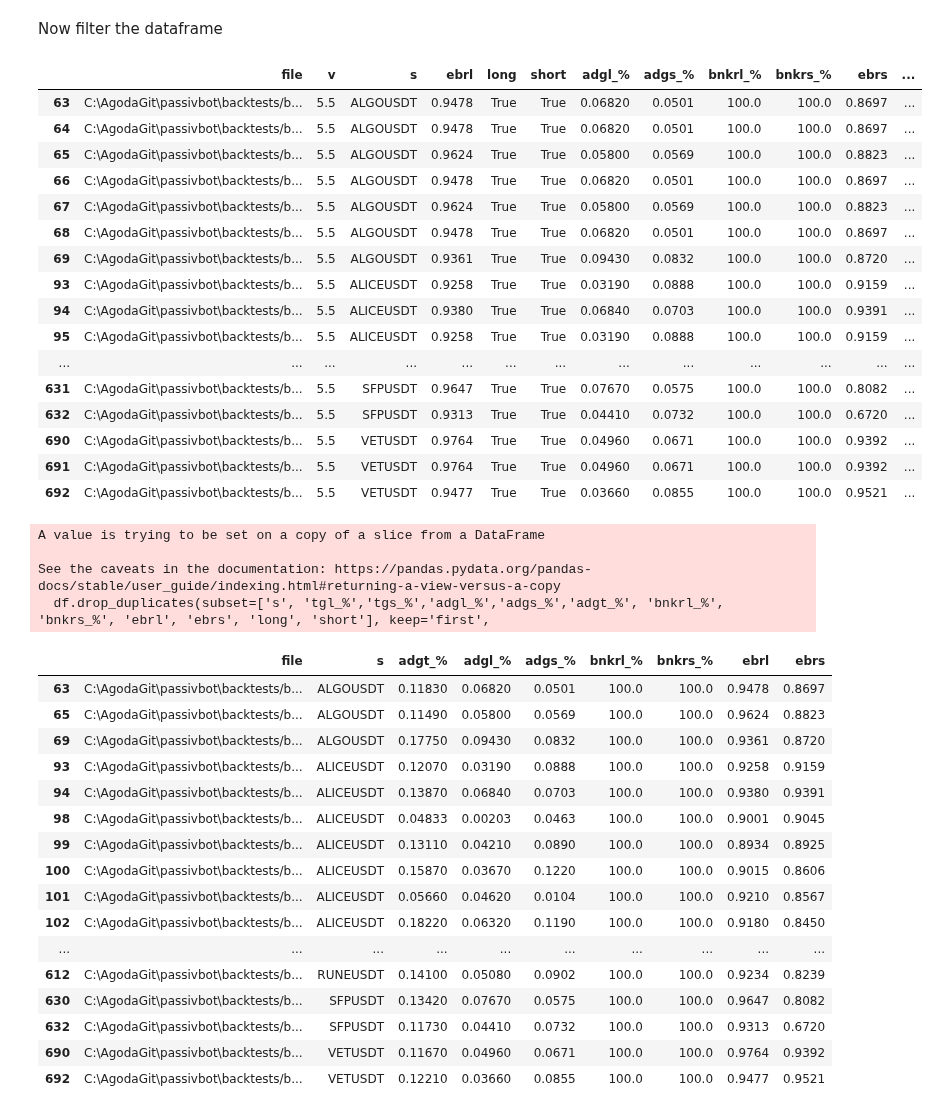
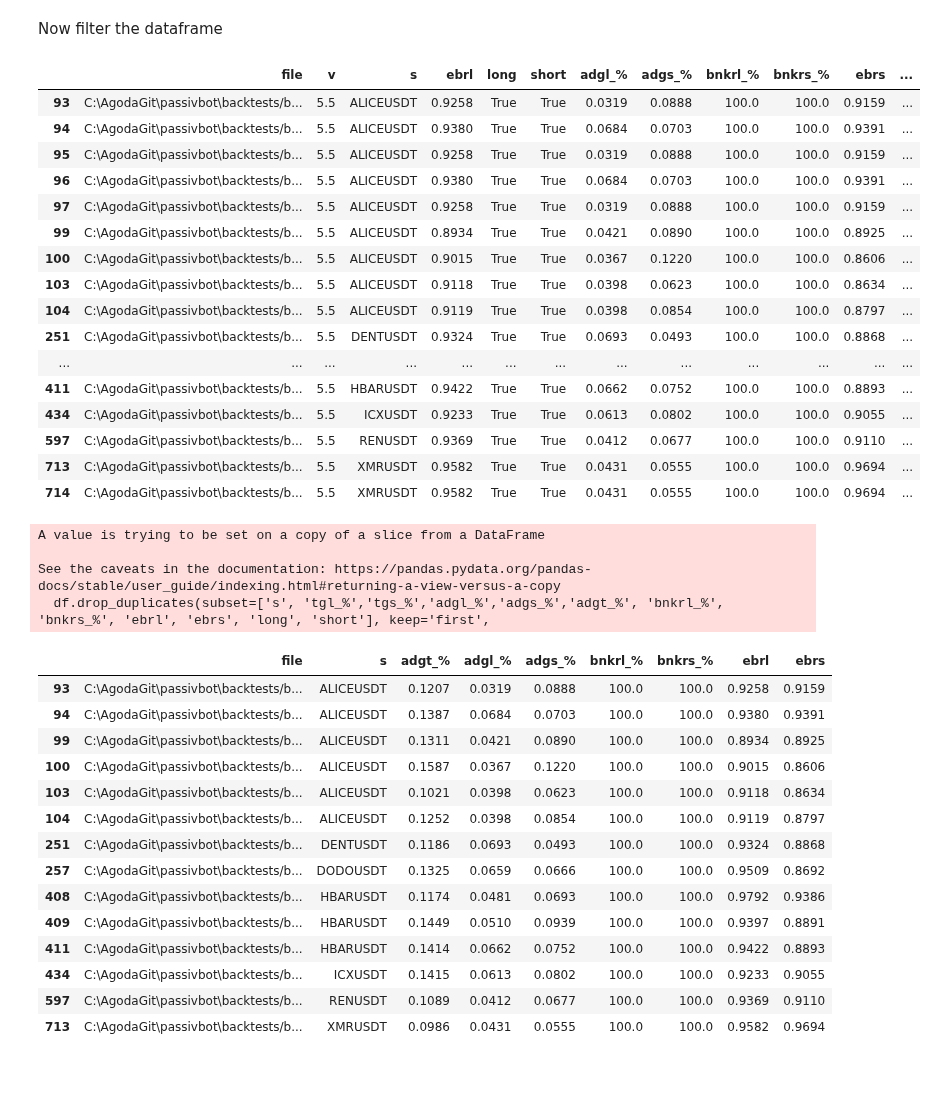
Before and after one commit to shroukkhan/passivbot, a Jupyter notebook: analyze_result.ipynb, the cells around one changed output. Saved outputs shown, nothing was run; the diff lists cells and outputs as text; code cells hidden in the pictures; blank space fills up the shorter version.

```diff
--- a/analyze_result.ipynb
+++ b/analyze_result.ipynb
@@ -80,52 +83,54 @@ allowed_symbols = ["ETHUSDT", "XRPUSDT", "1000SHIBUSDT", "DOGEUSDT", "ADAUSDT",
                    "ALGOUSDT", "CHZUSDT", "TRXUSDT", "VETUSDT", "CHRUSDT",
                    "ONEUSDT", "OMGUSDT", "XLMUSDT", "RUNEUSDT", "ENJUSDT",
                    "CELRUSDT", "SXPUSDT", "1INCHUSDT", "SRMUSDT", "COTIUSDT",
                    "ZECUSDT", "QTUMUSDT", "GRTUSDT", "DENTUSDT", "SFPUSDT",
                    "STORJUSDT", "IOTAUSDT", "HOTUSDT", "NEOUSDT", "COMPUSDT",
                    "LINAUSDT", "KAVAUSDT", "BATUSDT", "WAVESUSDT", "IOSTUSDT",
                    "ALPHAUSDT", "RLCUSDT", "HBARUSDT", "DODOUSDT", "XMRUSDT",
                    "SNXUSDT", "ANKRUSDT", "DASHUSDT", "REEFUSDT", "ZENUSDT",
                    "CVCUSDT", "RENUSDT", "ICXUSDT", "RSRUSDT", "SKLUSDT",
                    "NKNUSDT", "BELUSDT", "ONTUSDT", "OGNUSDT", "BLZUSDT",
                    "MTLUSDT", "CTKUSDT", "RVNUSDT", "LITUSDT", "MKRUSDT",
                    "OCEANUSDT", "ZILUSDT", "UNFIUSDT", "BANDUSDT", "YFIIUSDT",
                    "TOMOUSDT", "TRBUSDT", "KNCUSDT", "STMXUSDT", "ZRXUSDT",
                    "SCUSDT", "AKROUSDT", "XEMUSDT", "FLMUSDT", "BALUSDT",
                    "BTSUSDT", "DGBUSDT", "DEFIUSDT"]
 
-allowed_symbols = ["ALICEUSDT","DENTUSDT","SFPUSDT","VETUSDT","RUNEUSDT","ENJUSDT","ALGOUSDT"]
-big_data['adgt_%'] = big_data['adgl_%']+big_data['adgs_%']
+allowed_symbols = ["XMRUSDT", "HBARUSDT", "DODOUSDT", "ICXUSDT", "RENUSDT", "CVCUSDT", "ALICEUSDT", "DENTUSDT"]
+big_data['adgt_%'] = big_data['adgl_%'] + big_data['adgs_%']
 df = big_data[(big_data.s.isin(allowed_symbols))
               & (big_data['long'] == True)
               & (big_data['short'] == True)
-              #& (big_data['adgt_%'] > 0.1 )
+              & (big_data['adgt_%'] > 0.09)
               & (big_data['bnkrl_%'] > 95.0)
               & (big_data['bnkrs_%'] > 95.0)
+              & (big_data['ebrs'] > .85)
+              & (big_data['ebrl'] > .85)
               & (big_data['v'] == '5.5')
 
     # & (big_data['tg_%'] > 10)
     # & (big_data['ebr'] > .85)
               ]
 #df['total_adg'] = big_data['adgl_%'] + big_data['adgs_%']
 df
 # %% [output]
 |  | file | v | s | ebrl | long | short | adgl_% | adgs_% | bnkrl_% | bnkrs_% | ebrs | ... |
-| 63 | C:\AgodaGit\passivbot\backtests/b... | 5.5 | ALGOUSDT | 0.9478 | True | True | 0.06820 | 0.0501 | 100.0 | 100.0 | 0.8697 | ... |
-| 64 | C:\AgodaGit\passivbot\backtests/b... | 5.5 | ALGOUSDT | 0.9478 | True | True | 0.06820 | 0.0501 | 100.0 | 100.0 | 0.8697 | ... |
-| 65 | C:\AgodaGit\passivbot\backtests/b... | 5.5 | ALGOUSDT | 0.9624 | True | True | 0.05800 | 0.0569 | 100.0 | 100.0 | 0.8823 | ... |
-| 66 | C:\AgodaGit\passivbot\backtests/b... | 5.5 | ALGOUSDT | 0.9478 | True | True | 0.06820 | 0.0501 | 100.0 | 100.0 | 0.8697 | ... |
-| 67 | C:\AgodaGit\passivbot\backtests/b... | 5.5 | ALGOUSDT | 0.9624 | True | True | 0.05800 | 0.0569 | 100.0 | 100.0 | 0.8823 | ... |
-| 68 | C:\AgodaGit\passivbot\backtests/b... | 5.5 | ALGOUSDT | 0.9478 | True | True | 0.06820 | 0.0501 | 100.0 | 100.0 | 0.8697 | ... |
-| 69 | C:\AgodaGit\passivbot\backtests/b... | 5.5 | ALGOUSDT | 0.9361 | True | True | 0.09430 | 0.0832 | 100.0 | 100.0 | 0.8720 | ... |
-| 93 | C:\AgodaGit\passivbot\backtests/b... | 5.5 | ALICEUSDT | 0.9258 | True | True | 0.03190 | 0.0888 | 100.0 | 100.0 | 0.9159 | ... |
-| 94 | C:\AgodaGit\passivbot\backtests/b... | 5.5 | ALICEUSDT | 0.9380 | True | True | 0.06840 | 0.0703 | 100.0 | 100.0 | 0.9391 | ... |
-| 95 | C:\AgodaGit\passivbot\backtests/b... | 5.5 | ALICEUSDT | 0.9258 | True | True | 0.03190 | 0.0888 | 100.0 | 100.0 | 0.9159 | ... |
+| 93 | C:\AgodaGit\passivbot\backtests/b... | 5.5 | ALICEUSDT | 0.9258 | True | True | 0.0319 | 0.0888 | 100.0 | 100.0 | 0.9159 | ... |
+| 94 | C:\AgodaGit\passivbot\backtests/b... | 5.5 | ALICEUSDT | 0.9380 | True | True | 0.0684 | 0.0703 | 100.0 | 100.0 | 0.9391 | ... |
+| 95 | C:\AgodaGit\passivbot\backtests/b... | 5.5 | ALICEUSDT | 0.9258 | True | True | 0.0319 | 0.0888 | 100.0 | 100.0 | 0.9159 | ... |
+| 96 | C:\AgodaGit\passivbot\backtests/b... | 5.5 | ALICEUSDT | 0.9380 | True | True | 0.0684 | 0.0703 | 100.0 | 100.0 | 0.9391 | ... |
+| 97 | C:\AgodaGit\passivbot\backtests/b... | 5.5 | ALICEUSDT | 0.9258 | True | True | 0.0319 | 0.0888 | 100.0 | 100.0 | 0.9159 | ... |
+| 99 | C:\AgodaGit\passivbot\backtests/b... | 5.5 | ALICEUSDT | 0.8934 | True | True | 0.0421 | 0.0890 | 100.0 | 100.0 | 0.8925 | ... |
+| 100 | C:\AgodaGit\passivbot\backtests/b... | 5.5 | ALICEUSDT | 0.9015 | True | True | 0.0367 | 0.1220 | 100.0 | 100.0 | 0.8606 | ... |
+| 103 | C:\AgodaGit\passivbot\backtests/b... | 5.5 | ALICEUSDT | 0.9118 | True | True | 0.0398 | 0.0623 | 100.0 | 100.0 | 0.8634 | ... |
+| 104 | C:\AgodaGit\passivbot\backtests/b... | 5.5 | ALICEUSDT | 0.9119 | True | True | 0.0398 | 0.0854 | 100.0 | 100.0 | 0.8797 | ... |
+| 251 | C:\AgodaGit\passivbot\backtests/b... | 5.5 | DENTUSDT | 0.9324 | True | True | 0.0693 | 0.0493 | 100.0 | 100.0 | 0.8868 | ... |
 | ... | ... | ... | ... | ... | ... | ... | ... | ... | ... | ... | ... | ... |
-| 631 | C:\AgodaGit\passivbot\backtests/b... | 5.5 | SFPUSDT | 0.9647 | True | True | 0.07670 | 0.0575 | 100.0 | 100.0 | 0.8082 | ... |
-| 632 | C:\AgodaGit\passivbot\backtests/b... | 5.5 | SFPUSDT | 0.9313 | True | True | 0.04410 | 0.0732 | 100.0 | 100.0 | 0.6720 | ... |
-| 690 | C:\AgodaGit\passivbot\backtests/b... | 5.5 | VETUSDT | 0.9764 | True | True | 0.04960 | 0.0671 | 100.0 | 100.0 | 0.9392 | ... |
-| 691 | C:\AgodaGit\passivbot\backtests/b... | 5.5 | VETUSDT | 0.9764 | True | True | 0.04960 | 0.0671 | 100.0 | 100.0 | 0.9392 | ... |
-| 692 | C:\AgodaGit\passivbot\backtests/b... | 5.5 | VETUSDT | 0.9477 | True | True | 0.03660 | 0.0855 | 100.0 | 100.0 | 0.9521 | ... |
+| 411 | C:\AgodaGit\passivbot\backtests/b... | 5.5 | HBARUSDT | 0.9422 | True | True | 0.0662 | 0.0752 | 100.0 | 100.0 | 0.8893 | ... |
+| 434 | C:\AgodaGit\passivbot\backtests/b... | 5.5 | ICXUSDT | 0.9233 | True | True | 0.0613 | 0.0802 | 100.0 | 100.0 | 0.9055 | ... |
+| 597 | C:\AgodaGit\passivbot\backtests/b... | 5.5 | RENUSDT | 0.9369 | True | True | 0.0412 | 0.0677 | 100.0 | 100.0 | 0.9110 | ... |
+| 713 | C:\AgodaGit\passivbot\backtests/b... | 5.5 | XMRUSDT | 0.9582 | True | True | 0.0431 | 0.0555 | 100.0 | 100.0 | 0.9694 | ... |
+| 714 | C:\AgodaGit\passivbot\backtests/b... | 5.5 | XMRUSDT | 0.9582 | True | True | 0.0431 | 0.0555 | 100.0 | 100.0 | 0.9694 | ... |
 # %%
 df.drop_duplicates(subset=['s', 'tgl_%','tgs_%','adgl_%','adgs_%','adgt_%', 'bnkrl_%', 'bnkrs_%', 'ebrl', 'ebrs', 'long', 'short'], keep='first',
                    inplace=True)
@@ -137,19 +142,17 @@ A value is trying to be set on a copy of a slice from a DataFrame
 See the caveats in the documentation: https://pandas.pydata.org/pandas-docs/stable/user_guide/indexing.html#returning-a-view-versus-a-copy
   df.drop_duplicates(subset=['s', 'tgl_%','tgs_%','adgl_%','adgs_%','adgt_%', 'bnkrl_%', 'bnkrs_%', 'ebrl', 'ebrs', 'long', 'short'], keep='first',
 |  | file | s | adgt_% | adgl_% | adgs_% | bnkrl_% | bnkrs_% | ebrl | ebrs |
-| 63 | C:\AgodaGit\passivbot\backtests/b... | ALGOUSDT | 0.11830 | 0.06820 | 0.0501 | 100.0 | 100.0 | 0.9478 | 0.8697 |
-| 65 | C:\AgodaGit\passivbot\backtests/b... | ALGOUSDT | 0.11490 | 0.05800 | 0.0569 | 100.0 | 100.0 | 0.9624 | 0.8823 |
-| 69 | C:\AgodaGit\passivbot\backtests/b... | ALGOUSDT | 0.17750 | 0.09430 | 0.0832 | 100.0 | 100.0 | 0.9361 | 0.8720 |
-| 93 | C:\AgodaGit\passivbot\backtests/b... | ALICEUSDT | 0.12070 | 0.03190 | 0.0888 | 100.0 | 100.0 | 0.9258 | 0.9159 |
-| 94 | C:\AgodaGit\passivbot\backtests/b... | ALICEUSDT | 0.13870 | 0.06840 | 0.0703 | 100.0 | 100.0 | 0.9380 | 0.9391 |
-| 98 | C:\AgodaGit\passivbot\backtests/b... | ALICEUSDT | 0.04833 | 0.00203 | 0.0463 | 100.0 | 100.0 | 0.9001 | 0.9045 |
-| 99 | C:\AgodaGit\passivbot\backtests/b... | ALICEUSDT | 0.13110 | 0.04210 | 0.0890 | 100.0 | 100.0 | 0.8934 | 0.8925 |
-| 100 | C:\AgodaGit\passivbot\backtests/b... | ALICEUSDT | 0.15870 | 0.03670 | 0.1220 | 100.0 | 100.0 | 0.9015 | 0.8606 |
-| 101 | C:\AgodaGit\passivbot\backtests/b... | ALICEUSDT | 0.05660 | 0.04620 | 0.0104 | 100.0 | 100.0 | 0.9210 | 0.8567 |
-| 102 | C:\AgodaGit\passivbot\backtests/b... | ALICEUSDT | 0.18220 | 0.06320 | 0.1190 | 100.0 | 100.0 | 0.9180 | 0.8450 |
-| ... | ... | ... | ... | ... | ... | ... | ... | ... | ... |
-| 612 | C:\AgodaGit\passivbot\backtests/b... | RUNEUSDT | 0.14100 | 0.05080 | 0.0902 | 100.0 | 100.0 | 0.9234 | 0.8239 |
-| 630 | C:\AgodaGit\passivbot\backtests/b... | SFPUSDT | 0.13420 | 0.07670 | 0.0575 | 100.0 | 100.0 | 0.9647 | 0.8082 |
-| 632 | C:\AgodaGit\passivbot\backtests/b... | SFPUSDT | 0.11730 | 0.04410 | 0.0732 | 100.0 | 100.0 | 0.9313 | 0.6720 |
-| 690 | C:\AgodaGit\passivbot\backtests/b... | VETUSDT | 0.11670 | 0.04960 | 0.0671 | 100.0 | 100.0 | 0.9764 | 0.9392 |
-| 692 | C:\AgodaGit\passivbot\backtests/b... | VETUSDT | 0.12210 | 0.03660 | 0.0855 | 100.0 | 100.0 | 0.9477 | 0.9521 |
+| 93 | C:\AgodaGit\passivbot\backtests/b... | ALICEUSDT | 0.1207 | 0.0319 | 0.0888 | 100.0 | 100.0 | 0.9258 | 0.9159 |
+| 94 | C:\AgodaGit\passivbot\backtests/b... | ALICEUSDT | 0.1387 | 0.0684 | 0.0703 | 100.0 | 100.0 | 0.9380 | 0.9391 |
+| 99 | C:\AgodaGit\passivbot\backtests/b... | ALICEUSDT | 0.1311 | 0.0421 | 0.0890 | 100.0 | 100.0 | 0.8934 | 0.8925 |
+| 100 | C:\AgodaGit\passivbot\backtests/b... | ALICEUSDT | 0.1587 | 0.0367 | 0.1220 | 100.0 | 100.0 | 0.9015 | 0.8606 |
+| 103 | C:\AgodaGit\passivbot\backtests/b... | ALICEUSDT | 0.1021 | 0.0398 | 0.0623 | 100.0 | 100.0 | 0.9118 | 0.8634 |
+| 104 | C:\AgodaGit\passivbot\backtests/b... | ALICEUSDT | 0.1252 | 0.0398 | 0.0854 | 100.0 | 100.0 | 0.9119 | 0.8797 |
+| 251 | C:\AgodaGit\passivbot\backtests/b... | DENTUSDT | 0.1186 | 0.0693 | 0.0493 | 100.0 | 100.0 | 0.9324 | 0.8868 |
+| 257 | C:\AgodaGit\passivbot\backtests/b... | DODOUSDT | 0.1325 | 0.0659 | 0.0666 | 100.0 | 100.0 | 0.9509 | 0.8692 |
+| 408 | C:\AgodaGit\passivbot\backtests/b... | HBARUSDT | 0.1174 | 0.0481 | 0.0693 | 100.0 | 100.0 | 0.9792 | 0.9386 |
+| 409 | C:\AgodaGit\passivbot\backtests/b... | HBARUSDT | 0.1449 | 0.0510 | 0.0939 | 100.0 | 100.0 | 0.9397 | 0.8891 |
+| 411 | C:\AgodaGit\passivbot\backtests/b... | HBARUSDT | 0.1414 | 0.0662 | 0.0752 | 100.0 | 100.0 | 0.9422 | 0.8893 |
+| 434 | C:\AgodaGit\passivbot\backtests/b... | ICXUSDT | 0.1415 | 0.0613 | 0.0802 | 100.0 | 100.0 | 0.9233 | 0.9055 |
+| 597 | C:\AgodaGit\passivbot\backtests/b... | RENUSDT | 0.1089 | 0.0412 | 0.0677 | 100.0 | 100.0 | 0.9369 | 0.9110 |
+| 713 | C:\AgodaGit\passivbot\backtests/b... | XMRUSDT | 0.0986 | 0.0431 | 0.0555 | 100.0 | 100.0 | 0.9582 | 0.9694 |
```
Also changed, not shown: parts of 2 cells of this notebook, 8 other files.
